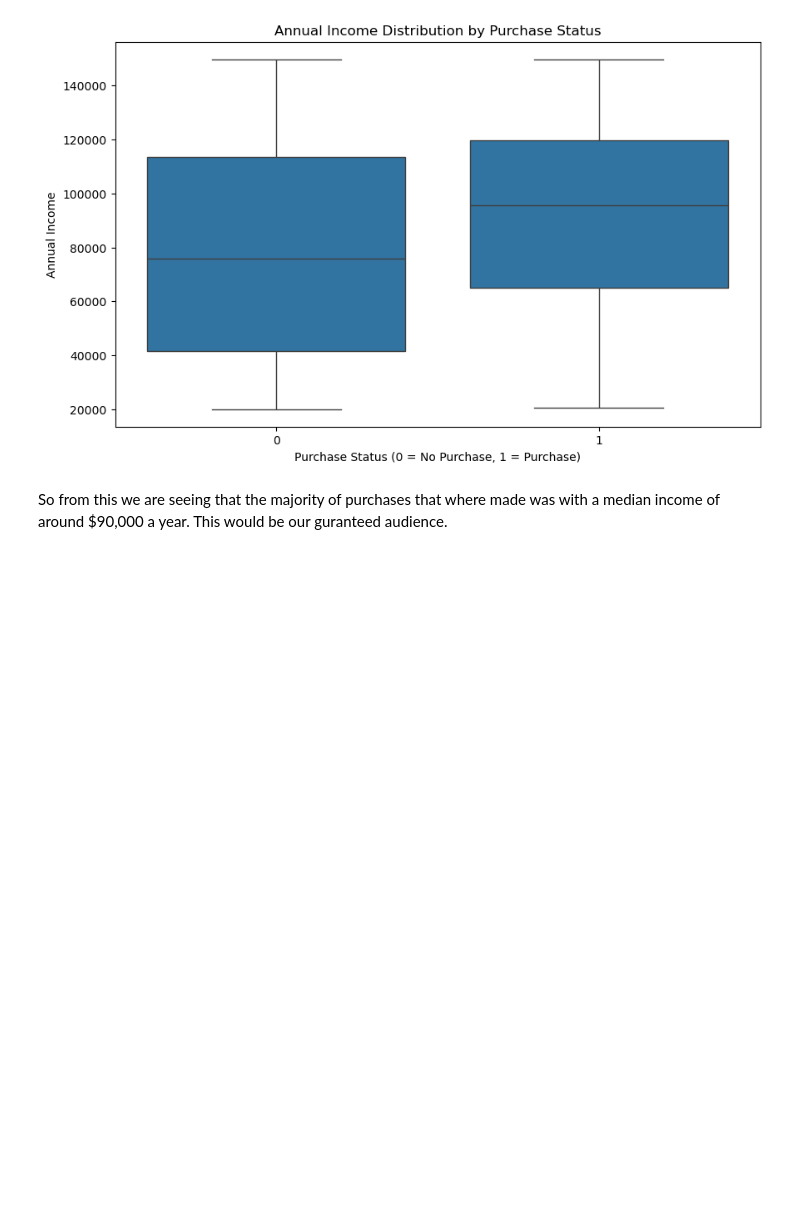
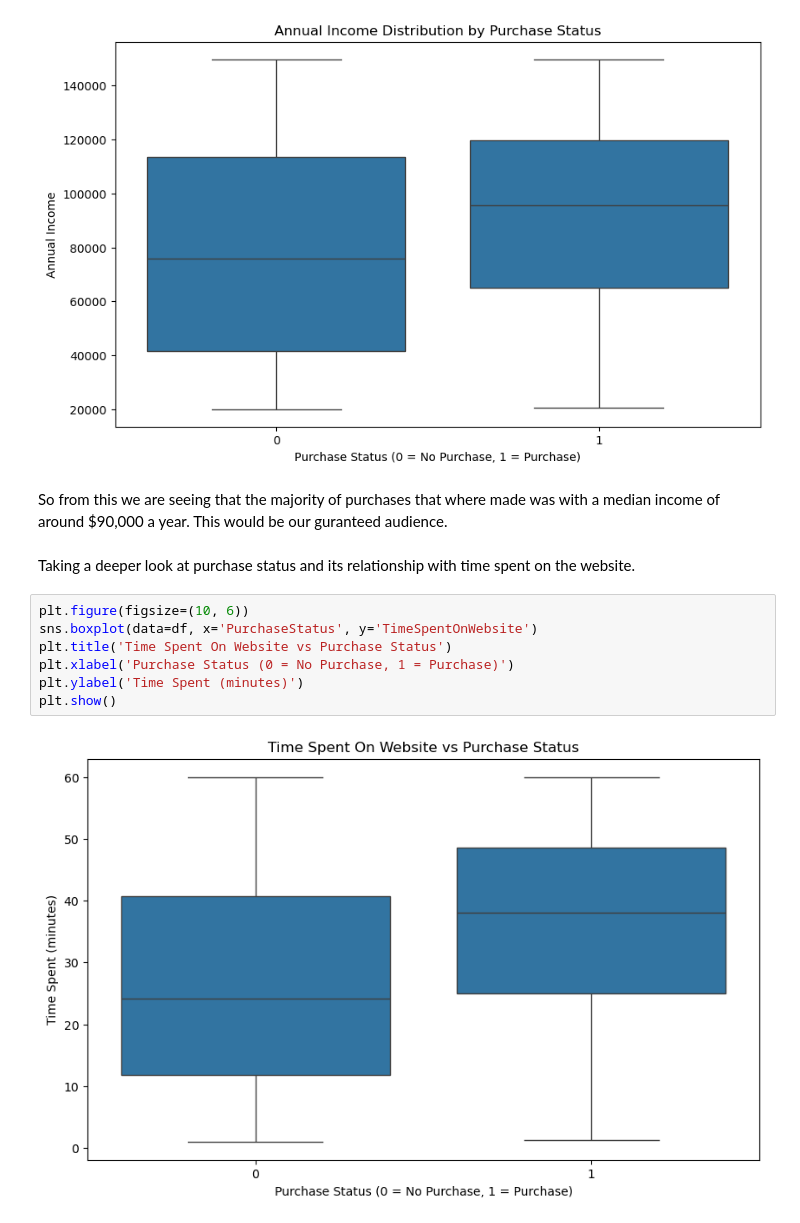
Before and after one commit to celenelouise/Capstone_Two, a Jupyter notebook: EDA Prediciting Purchase Behavior.ipynb, the cells around one changed output. Saved outputs shown, nothing was run; the diff lists cells and outputs as text; blank space fills up the shorter version.

```diff
--- a/EDA Prediciting Purchase Behavior.ipynb
+++ b/EDA Prediciting Purchase Behavior.ipynb
@@ -230,3 +240,14 @@ plt.show()
 [figure]
 # %% [markdown]
 So from this we are seeing that the majority of purchases that where made was with a median income of around $90,000 a year. This would be our guranteed audience.
+# %% [markdown]
+Taking a deeper look at purchase status and its relationship with time spent on the website.
+# %%
+plt.figure(figsize=(10, 6))
+sns.boxplot(data=df, x='PurchaseStatus', y='TimeSpentOnWebsite')
+plt.title('Time Spent On Website vs Purchase Status')
+plt.xlabel('Purchase Status (0 = No Purchase, 1 = Purchase)')
+plt.ylabel('Time Spent (minutes)')
+plt.show()
+# %% [output]
+[figure, added]
```
Also changed, not shown: parts of 8 cells of this notebook.
